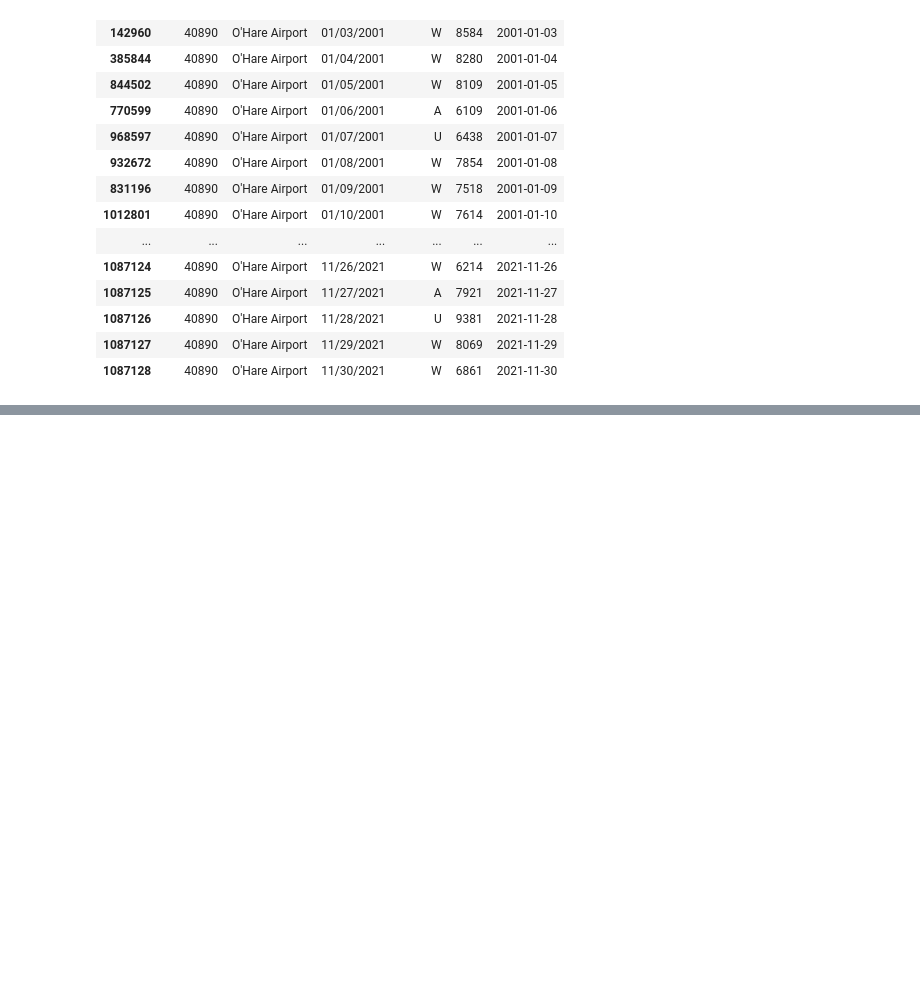
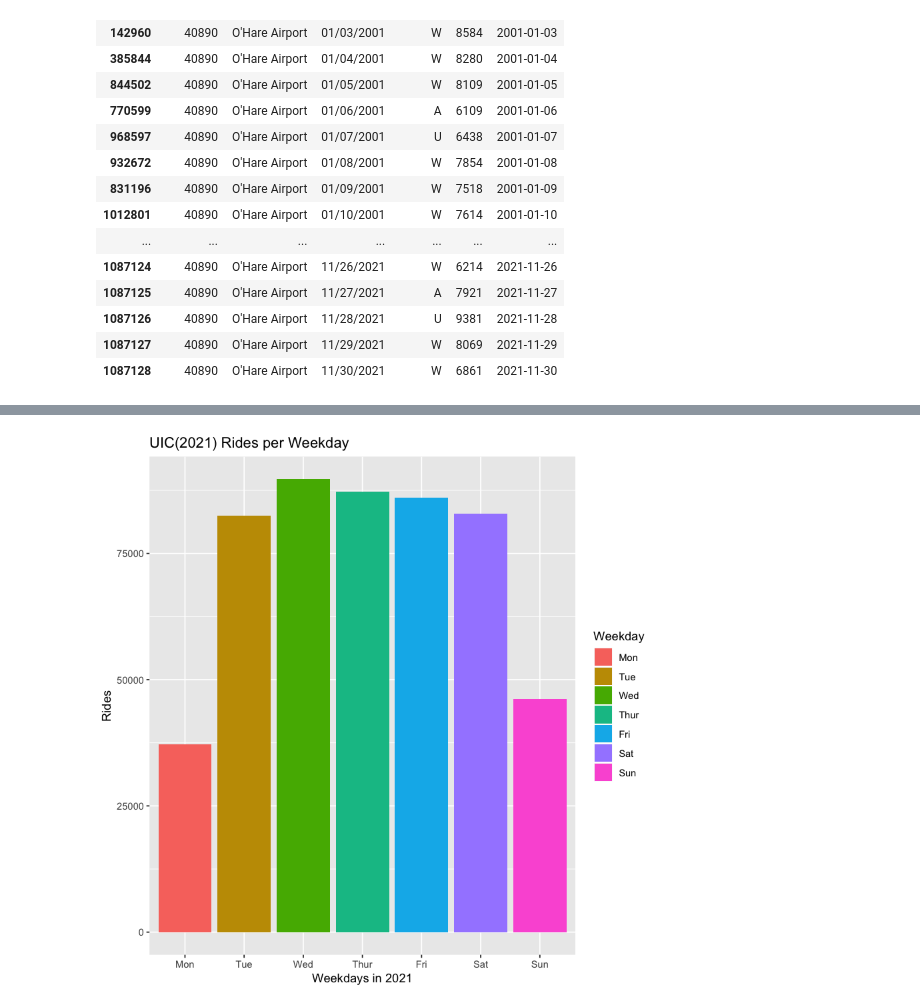
Before and after one commit to kaowayne8/424_CTA_STOP, a Jupyter notebook: TestR.ipynb, the cells around one changed output, grey strips where cells are left out. Cells and saved outputs as stored; diff of their text form; code cells hidden in the pictures; blank space fills up the shorter version.

```diff
--- a/TestR.ipynb
+++ b/TestR.ipynb
@@ -319,0 +295,14 @@ uic2021_plot_weekday
+# %%
+#UIC each day of the week in 2021
+#Maybe color by during school year / covid
+weekDayLimit = c(1,2,3,4,5,6,7)
+weekDayLabel <- c("Mon", "Tue", "Wed", "Thur", "Fri", "Sat", "Sun")
+uic2021_plot_weekday<-ggplot(data=uic2021, aes(factor(wday(uic2021$newDates)), uic2021$rides, fill=factor(wday(uic2021$newDates)))) +
+    geom_bar(stat="identity") +
+    labs(x = "Weekdays in 2021", y = "Rides", title = "UIC(2021) Rides per Weekday", fill="Weekday") +
+    scale_x_discrete(limit = weekDayLimit, labels=weekDayLabel) +
+    scale_fill_discrete(name = "Weekday", labels = weekDayLabel)
+
+uic2021_plot_weekday
+# %% [output]
+[figure, added]
```
Also changed, not shown: parts of 13 cells of this notebook, 1 other file.
